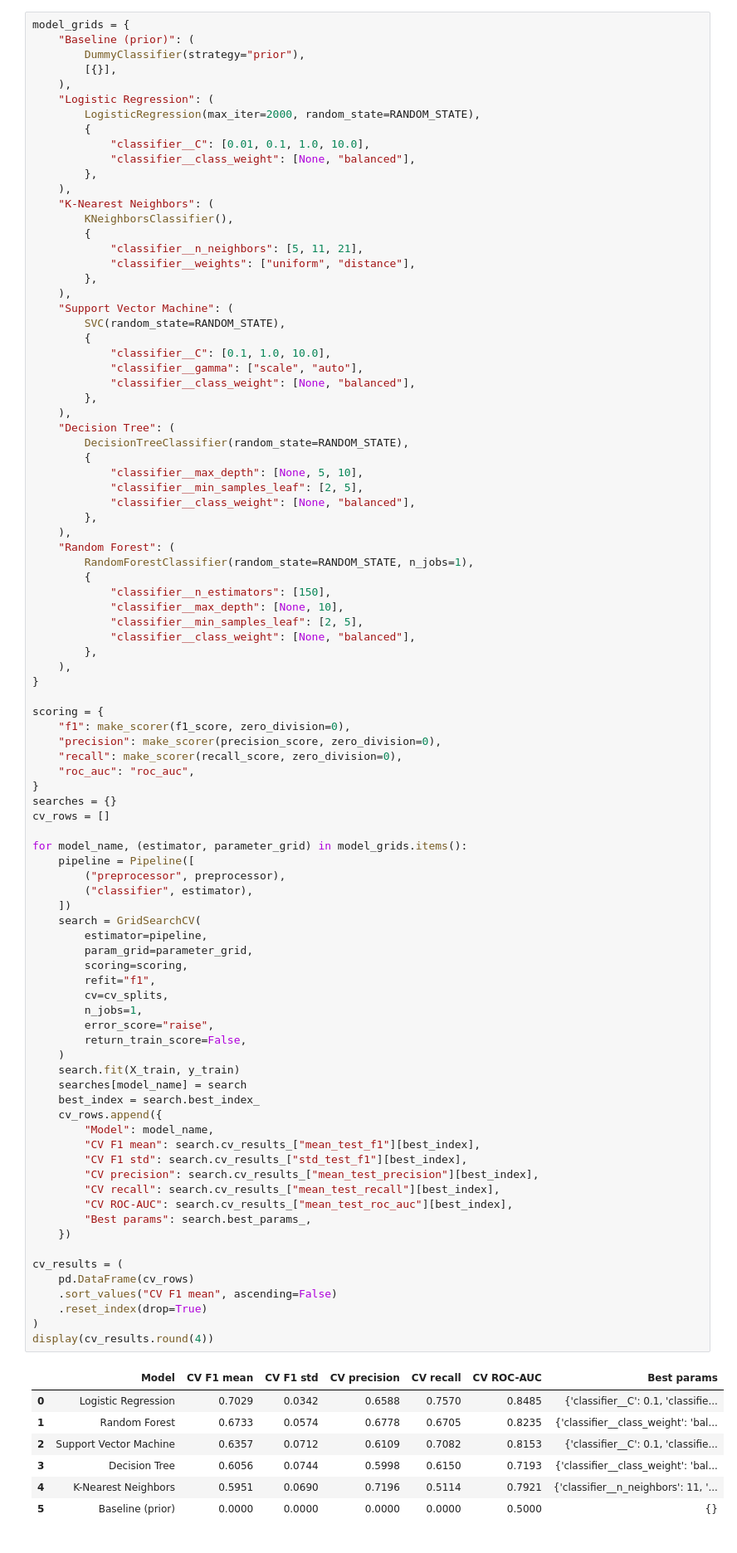
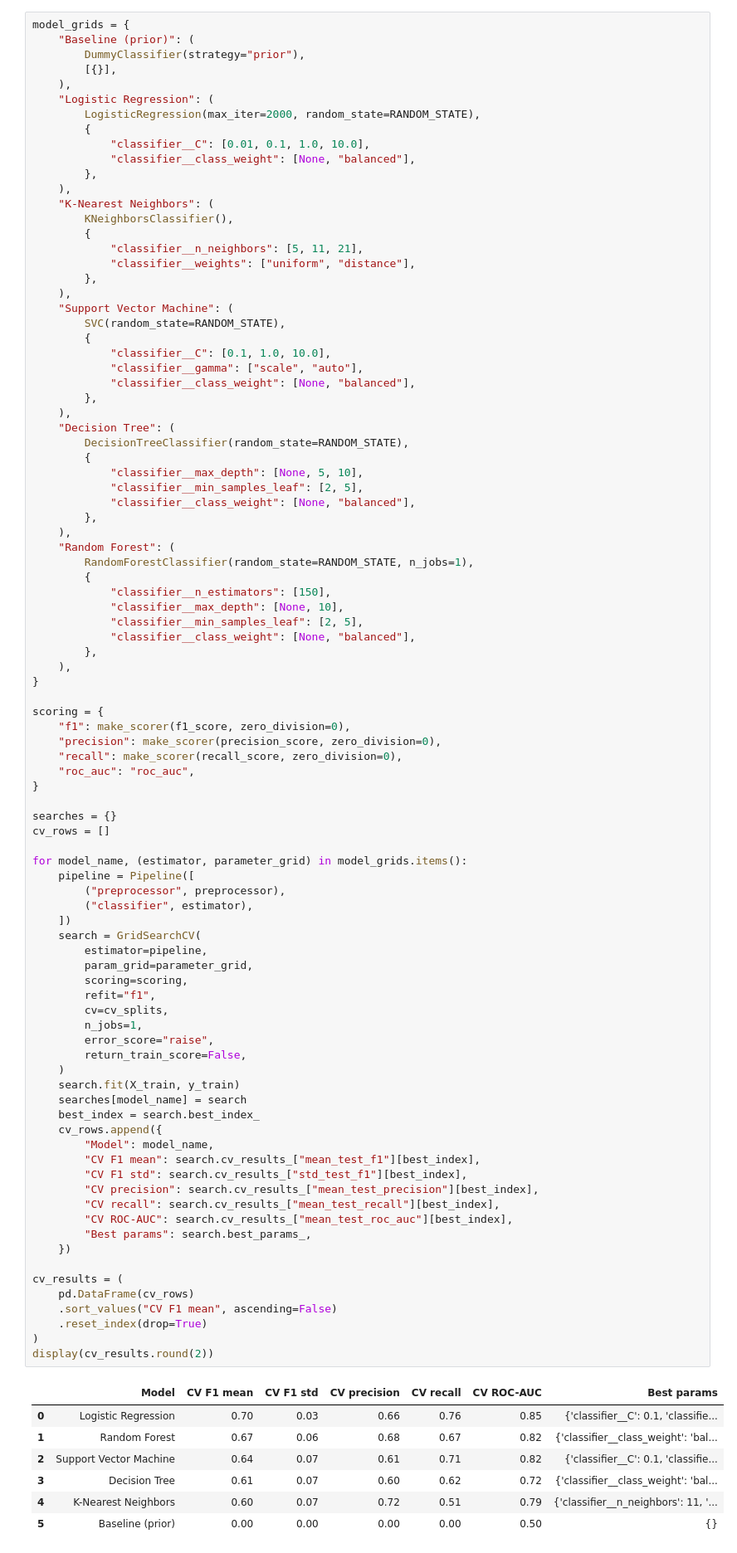
Before and after one commit to livetzy/LearnDC, a Jupyter notebook: TADC.ipynb, the cells around one changed output. Shown at 83% size. Cells and saved outputs as stored; diff of their text form.

```diff
--- a/TADC.ipynb
+++ b/TADC.ipynb
@@ -340,6 +340,7 @@ scoring = {
     "recall": make_scorer(recall_score, zero_division=0),
     "roc_auc": "roc_auc",
 }
+
 searches = {}
 cv_rows = []
 
@@ -351,40 +352,40 @@ for model_name, (estimator, parameter_grid) in model_grids.items():
     search = GridSearchCV(
         estimator=pipeline,
         param_grid=parameter_grid,
         scoring=scoring,
         refit="f1",
         cv=cv_splits,
         n_jobs=1,
         error_score="raise",
         return_train_score=False,
     )
     search.fit(X_train, y_train)
     searches[model_name] = search
     best_index = search.best_index_
     cv_rows.append({
         "Model": model_name,
         "CV F1 mean": search.cv_results_["mean_test_f1"][best_index],
         "CV F1 std": search.cv_results_["std_test_f1"][best_index],
         "CV precision": search.cv_results_["mean_test_precision"][best_index],
         "CV recall": search.cv_results_["mean_test_recall"][best_index],
         "CV ROC-AUC": search.cv_results_["mean_test_roc_auc"][best_index],
         "Best params": search.best_params_,
     })
 
 cv_results = (
     pd.DataFrame(cv_rows)
     .sort_values("CV F1 mean", ascending=False)
     .reset_index(drop=True)
 )
-display(cv_results.round(4))
+display(cv_results.round(2))
 # %% [output]
 |  | Model | CV F1 mean | CV F1 std | CV precision | CV recall | CV ROC-AUC | Best params |
-| 0 | Logistic Regression | 0.7029 | 0.0342 | 0.6588 | 0.7570 | 0.8485 | {'classifier__C': 0.1, 'classifie... |
-| 1 | Random Forest | 0.6733 | 0.0574 | 0.6778 | 0.6705 | 0.8235 | {'classifier__class_weight': 'bal... |
-| 2 | Support Vector Machine | 0.6357 | 0.0712 | 0.6109 | 0.7082 | 0.8153 | {'classifier__C': 0.1, 'classifie... |
-| 3 | Decision Tree | 0.6056 | 0.0744 | 0.5998 | 0.6150 | 0.7193 | {'classifier__class_weight': 'bal... |
-| 4 | K-Nearest Neighbors | 0.5951 | 0.0690 | 0.7196 | 0.5114 | 0.7921 | {'classifier__n_neighbors': 11, '... |
-| 5 | Baseline (prior) | 0.0000 | 0.0000 | 0.0000 | 0.0000 | 0.5000 | {} |
+| 0 | Logistic Regression | 0.70 | 0.03 | 0.66 | 0.76 | 0.85 | {'classifier__C': 0.1, 'classifie... |
+| 1 | Random Forest | 0.67 | 0.06 | 0.68 | 0.67 | 0.82 | {'classifier__class_weight': 'bal... |
+| 2 | Support Vector Machine | 0.64 | 0.07 | 0.61 | 0.71 | 0.82 | {'classifier__C': 0.1, 'classifie... |
+| 3 | Decision Tree | 0.61 | 0.07 | 0.60 | 0.62 | 0.72 | {'classifier__class_weight': 'bal... |
+| 4 | K-Nearest Neighbors | 0.60 | 0.07 | 0.72 | 0.51 | 0.79 | {'classifier__n_neighbors': 11, '... |
+| 5 | Baseline (prior) | 0.00 | 0.00 | 0.00 | 0.00 | 0.50 | {} |
 # %% [markdown]
 ## 8. Pemilihan model dan evaluasi final
 
```
Also changed, not shown: 2 other files.
